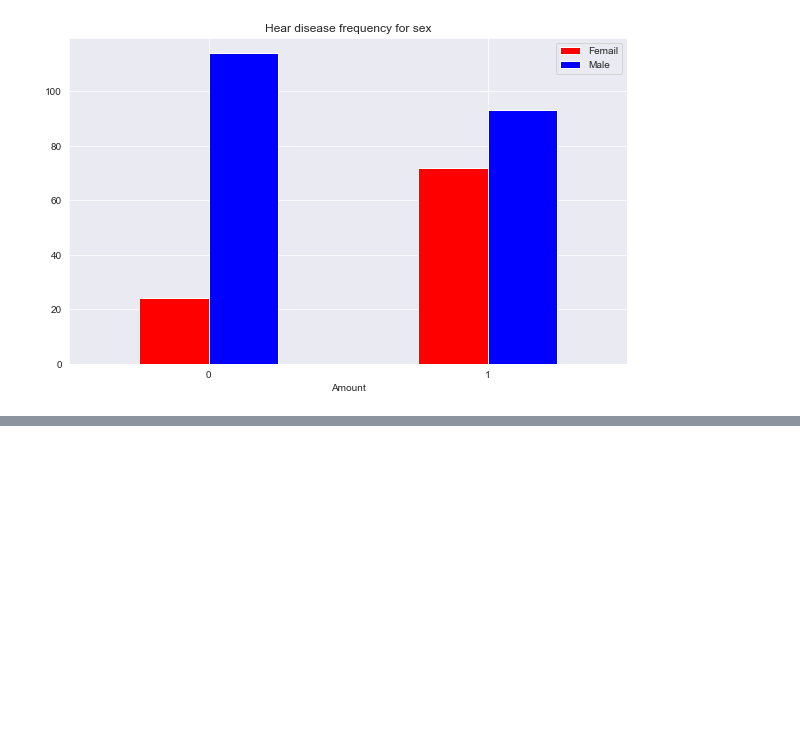
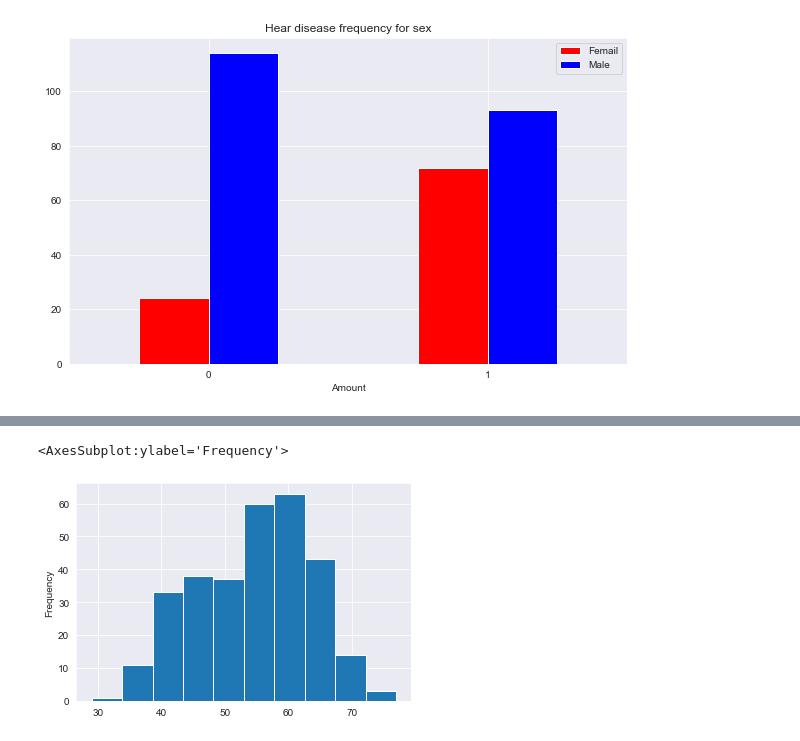
Before and after one commit to moslemTy1990/heart-disease-project, a Jupyter notebook: heart-disease-classification.ipynb, the cells around one changed output, grey strips where cells are left out. Saved outputs shown, nothing was run; the diff lists cells and outputs as text; code cells hidden in the pictures; blank space fills up the shorter version.

```diff
--- a/heart-disease-classification.ipynb
+++ b/heart-disease-classification.ipynb
@@ -181,0 +259,6 @@ plt.xticks(rotation=0 )
+# %%
+# Check the distribution of the age
+df.age.plot.hist()
+# %% [output]
+<AxesSubplot:ylabel='Frequency'>
+[figure, added]
```
Also changed, not shown: parts of 11 cells of this notebook.
